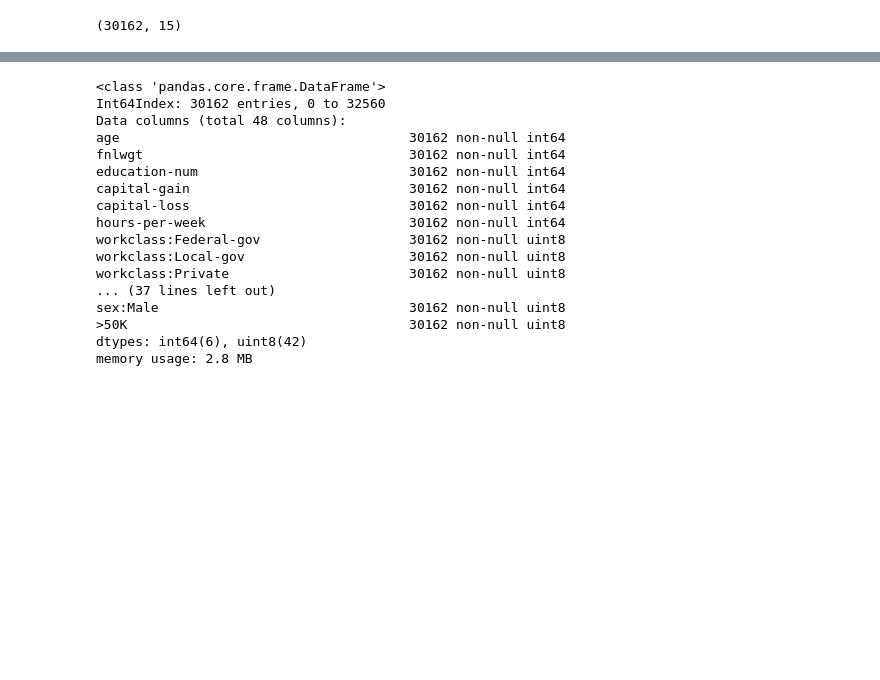
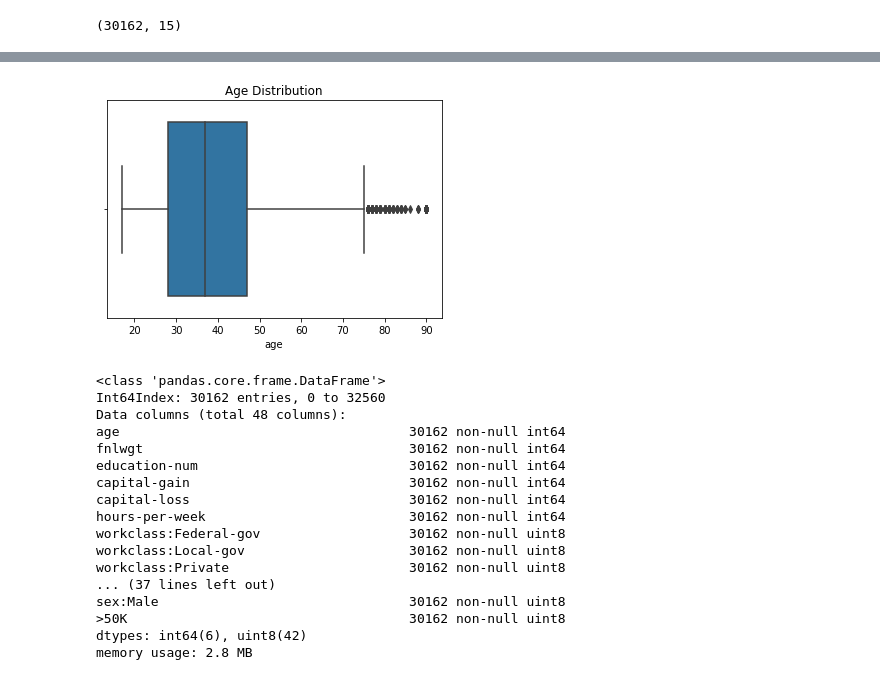
Before and after one commit to jayMalnika/Inkey-Solution-Assignment, a Jupyter notebook: Final.ipynb, the cells around one changed output, grey strips where cells are left out. Saved outputs shown, nothing was run; the diff lists cells and outputs as text; code cells hidden in the pictures; blank space fills up the shorter version.

```diff
--- a/Final.ipynb
+++ b/Final.ipynb
@@ -119,3 +122,11 @@ plt.show()
+# %%
+# box plot for distribution of age
+sns.boxplot(train_set['age'])
+plt.title('Age Distribution')
+
+plt.show()
+# %% [output]
+[figure, added]
 # %%
 # create additional features(attributes)
 train_set = pd.concat([train_set, pd.get_dummies(train_set['workclass'],prefix='workclass',prefix_sep=':')], axis=1)
```
Also changed, not shown: parts of 5 cells of this notebook.
